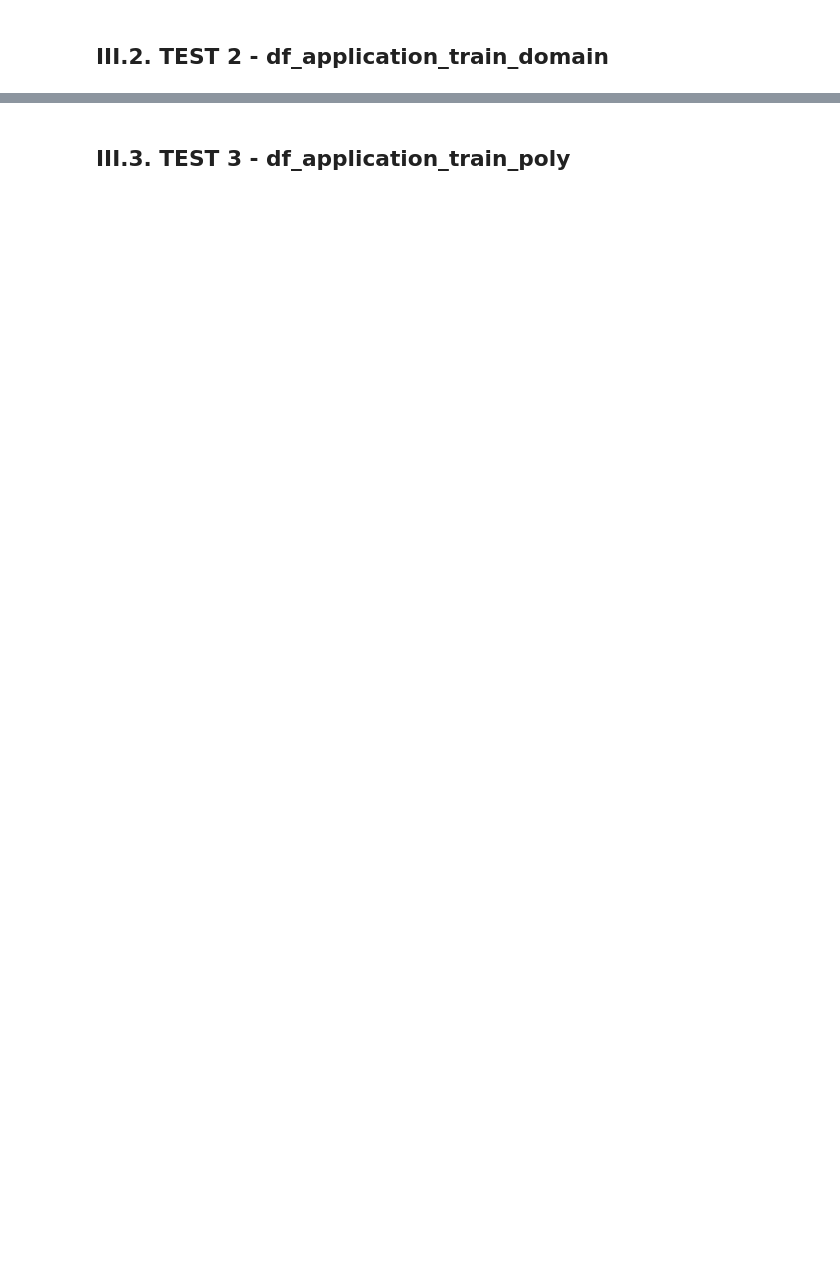
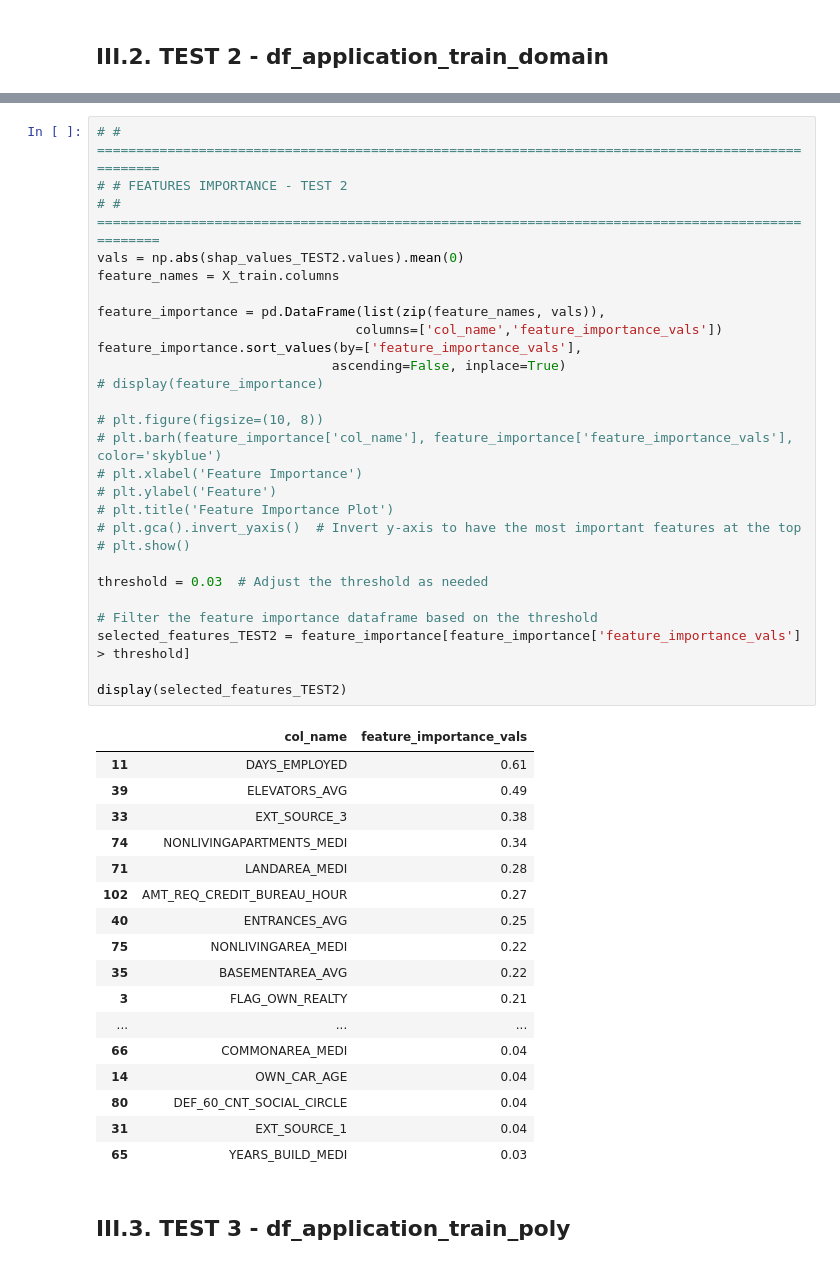
Before and after one commit to Isdinval/OC_PROJET7, a Jupyter notebook: P7_V2.ipynb, the cells around one changed output, grey strips where cells are left out. Drawn from its saved outputs; the diff is of its cells as text; blank space fills up the shorter version.

```diff
--- a/P7_V2.ipynb
+++ b/P7_V2.ipynb
@@ -1430,3 +1438,48 @@ Total Cost at Optimal Threshold: 35041
+# %%
+# # ==================================================================================================
+# # FEATURES IMPORTANCE - TEST 2
+# # ==================================================================================================
+vals = np.abs(shap_values_TEST2.values).mean(0)
+feature_names = X_train.columns
+
+feature_importance = pd.DataFrame(list(zip(feature_names, vals)),
+                                 columns=['col_name','feature_importance_vals'])
+feature_importance.sort_values(by=['feature_importance_vals'],
+                              ascending=False, inplace=True)
+# display(feature_importance)
+
+# plt.figure(figsize=(10, 8))
+# plt.barh(feature_importance['col_name'], feature_importance['feature_importance_vals'], color='skyblue')
+# plt.xlabel('Feature Importance')
+# plt.ylabel('Feature')
+# plt.title('Feature Importance Plot')
+# plt.gca().invert_yaxis()  # Invert y-axis to have the most important features at the top
+# plt.show()
+
+threshold = 0.03  # Adjust the threshold as needed
+
+# Filter the feature importance dataframe based on the threshold
+selected_features_TEST2 = feature_importance[feature_importance['feature_importance_vals'] > threshold]
+
+display(selected_features_TEST2)
+# %% [output]
+|  | col_name | feature_importance_vals |
+| 11 | DAYS_EMPLOYED | 0.61 |
+| 39 | ELEVATORS_AVG | 0.49 |
+| 33 | EXT_SOURCE_3 | 0.38 |
+| 74 | NONLIVINGAPARTMENTS_MEDI | 0.34 |
+| 71 | LANDAREA_MEDI | 0.28 |
+| 102 | AMT_REQ_CREDIT_BUREAU_HOUR | 0.27 |
+| 40 | ENTRANCES_AVG | 0.25 |
+| 75 | NONLIVINGAREA_MEDI | 0.22 |
+| 35 | BASEMENTAREA_AVG | 0.22 |
+| 3 | FLAG_OWN_REALTY | 0.21 |
+| ... | ... | ... |
+| 66 | COMMONAREA_MEDI | 0.04 |
+| 14 | OWN_CAR_AGE | 0.04 |
+| 80 | DEF_60_CNT_SOCIAL_CIRCLE | 0.04 |
+| 31 | EXT_SOURCE_1 | 0.04 |
+| 65 | YEARS_BUILD_MEDI | 0.03 |
 # %% [markdown]
 ## III.3. TEST 3 - df_application_train_poly
 # %%
```
Also changed, not shown: parts of 16 cells of this notebook.
